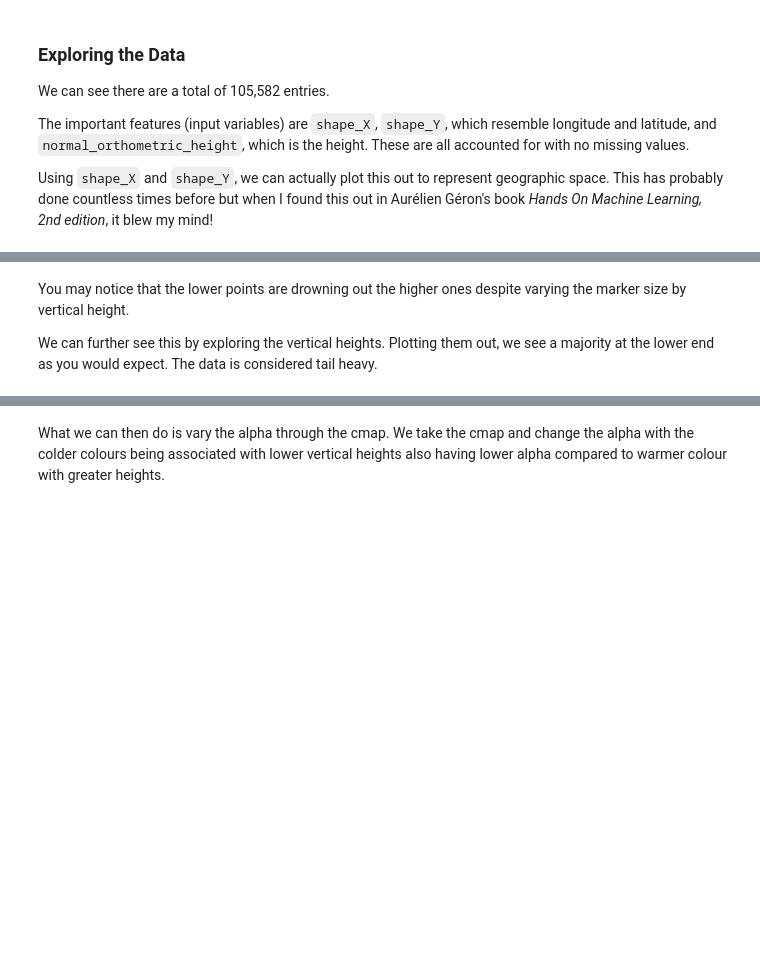
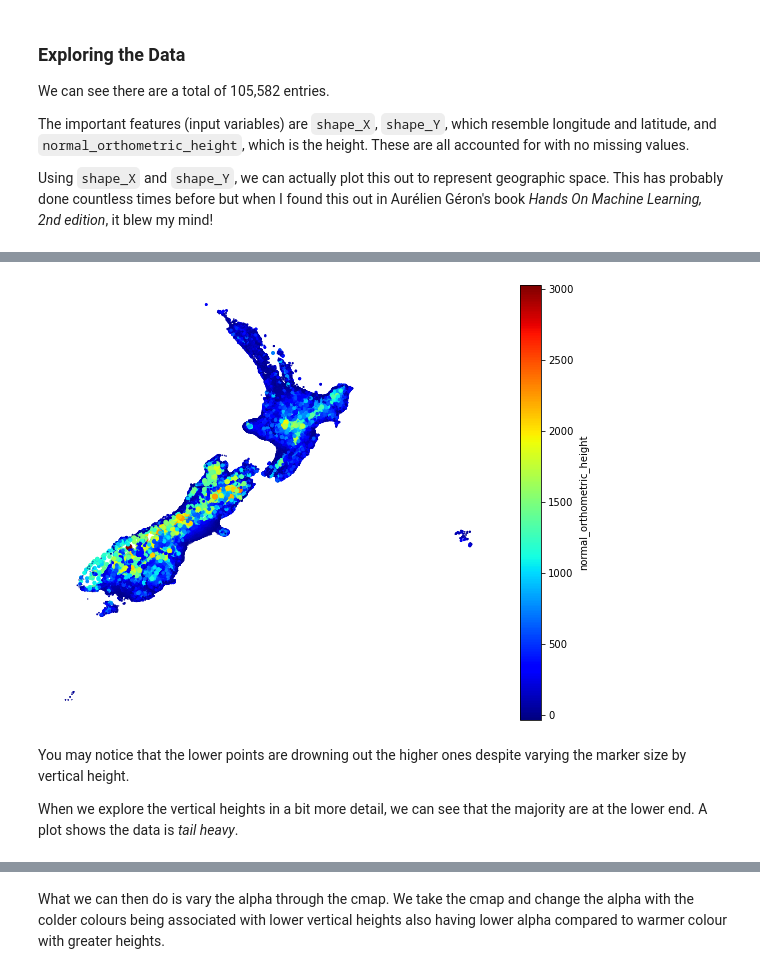
Before and after one commit to ShivanS93/MapOfNZ, a Jupyter notebook: Map_of_NZ_using_Geo_Markers.ipynb, the cells around one changed output, grey strips where cells are left out. Drawn from its saved outputs; the diff is of its cells as text; code cells hidden in the pictures; blank space fills up the shorter version.

```diff
--- a/Map_of_NZ_using_Geo_Markers.ipynb
+++ b/Map_of_NZ_using_Geo_Markers.ipynb
@@ -88,13 +145,15 @@ You can see what some of the important parameters such as:
 # %%
 mapNZ = geomarks.plot(kind='scatter', x='shape_X', y='shape_Y',
-                            figsize=(15,15), s=geomarks['normal_orthometric_height']/100,
+                            figsize=(10,8), s=geomarks['normal_orthometric_height']/100,
                             c='normal_orthometric_height', cmap=plt.get_cmap('jet'), colorbar=True)
 
 ax = plt.axis('off')
+# %% [output]
+[figure, added]
 # %% [markdown]
 You may notice that the lower points are drowning out the higher ones despite varying the marker size by vertical height.
 
-We can further see this by exploring the vertical heights. Plotting them out, we see a majority at the lower end as you would expect. The data is considered tail heavy.
+When we explore the vertical heights in a bit more detail, we can see that the majority are at the lower end. A plot shows the data is *tail heavy*.
 # %%
 heights = geomarks['normal_orthometric_height']
 heights.describe()
```
Also changed, not shown: parts of 28 cells of this notebook.
